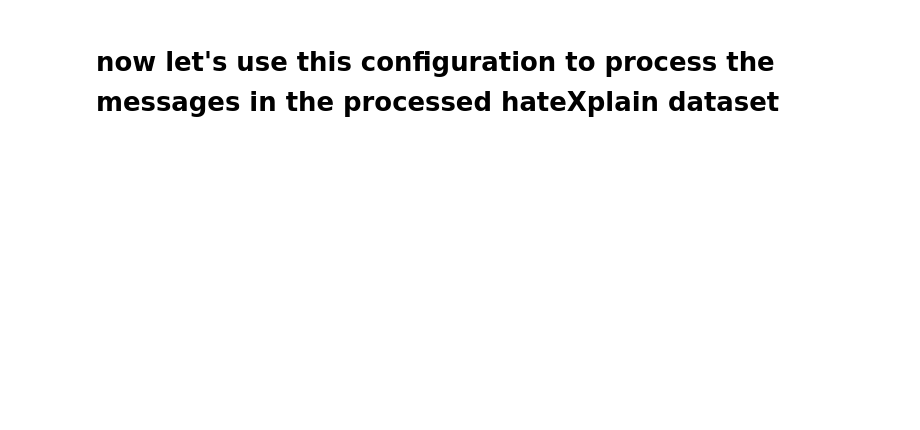
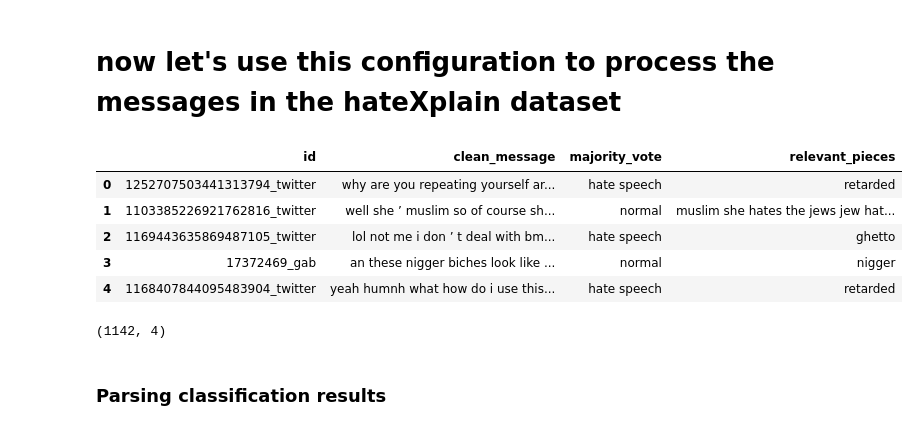
Before and after one commit to hualcosa/programming_with_python_DLMDSPWP01, a Jupyter notebook: written_assignment/notebooks/experiment1.ipynb, the cells around one changed output. Drawn from its saved outputs; the diff is of its cells as text; code cells hidden in the pictures; blank space fills up the shorter version.

```diff
--- a/written_assignment/notebooks/experiment1.ipynb
+++ b/written_assignment/notebooks/experiment1.ipynb
@@ -73,2 +93,16 @@ Reasoning: The message is a neutral statement about the weather and does not con
 # %% [markdown]
-# now let's use this configuration to process the messages in the processed hateXplain dataset
+# now let's use this configuration to process the messages in the hateXplain dataset
+# %%
+dataset = pd.read_csv('../data/hateXplain_clean.csv')
+dataset.head()
+# %% [output]
+|  | id | clean_message | majority_vote | relevant_pieces |
+| 0 | 1252707503441313794_twitter | why are you repeating yourself ar... | hate speech | retarded |
+| 1 | 1103385226921762816_twitter | well she ’ muslim so of course sh... | normal | muslim she hates the jews jew hat... |
+| 2 | 1169443635869487105_twitter | lol not me i don ’ t deal with bm... | hate speech | ghetto |
+| 3 | 17372469_gab | an these nigger biches look like ... | normal | nigger |
+| 4 | 1168407844095483904_twitter | yeah humnh what how do i use this... | hate speech | retarded |
+# %%
+dataset.shape
+# %% [output]
+(1142, 4)
@@ -74,0 +122,2 @@ Reasoning: The message is a neutral statement about the weather and does not con
+# %% [markdown]
+### Parsing classification results
```
Also changed, not shown: parts of 21 cells of this notebook, 18 other files.
